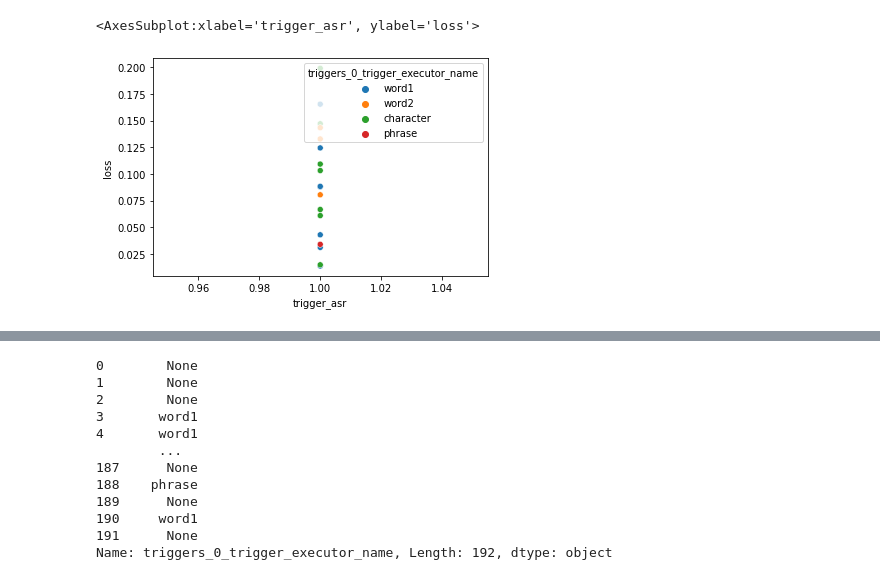
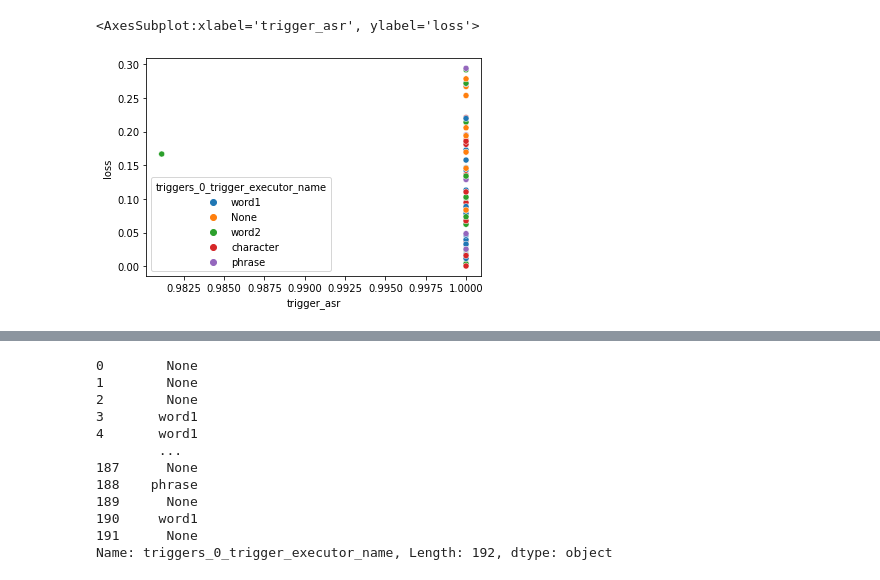
Before and after one commit to utrerf/TrojAI, a Jupyter notebook: NLP/round7/results_plots.ipynb, the cells around one changed output, grey strips where cells are left out. Cells and saved outputs as stored; diff of their text form; code cells hidden in the pictures.

```diff
--- a/NLP/round7/results_plots.ipynb
+++ b/NLP/round7/results_plots.ipynb
@@ -16,7 +20,7 @@ def id_str_to_model_id(id_str):
     model_id = 'id-'+id_str
     return model_id
 
-def get_all_files(path='results'):
+def get_all_files(path='results_3_triggers'):
     df_list = []
     files = [f for f in os.listdir(path)]
     for f in files:
@@ -33,10 +37,11 @@ metadata = get_metadata()
 df_original_merged = df.merge(metadata, how='left', on='model_name')
 
 plot_df = df.merge(metadata, how='left', on='model_name')
-plot_df = plot_df[plot_df['trigger_asr']>.9]
-plot_df = plot_df[plot_df['loss']<.2]
-plot_df_temp = df.groupby(['model_name']).agg({'loss':'min'})
-plot_df = plot_df_temp.merge(plot_df, on=['model_name', 'loss'], how='left')
-plot_df
+
+prediction_df = plot_df[plot_df['trigger_asr']>.9]
+prediction_df = prediction_df[prediction_df['loss']<.3]
+plot_df_temp = prediction_df.groupby(['model_name']).agg({'loss':'min'})
+prediction_df = plot_df_temp.merge(prediction_df, on=['model_name', 'loss'], how='left')
+prediction_df
 # %% [output]
 |  | model_name | loss | source_class | target_class | decoded_top_candidate | trigger_asr | poisoned | ... |
@@ -55,5 +141,5 @@ plot_df
 # %%
-sns.scatterplot(data=plot_df, x='trigger_asr', y='loss', hue='triggers_0_trigger_executor_name')
+sns.scatterplot(data=prediction_df, x='trigger_asr', y='loss', hue='triggers_0_trigger_executor_name')
 # %% [output]
 <AxesSubplot:xlabel='trigger_asr', ylabel='loss'>
-[figure, old version]
+[figure, new version]
```
Also changed, not shown: parts of 13 cells of this notebook, 2 other files.
